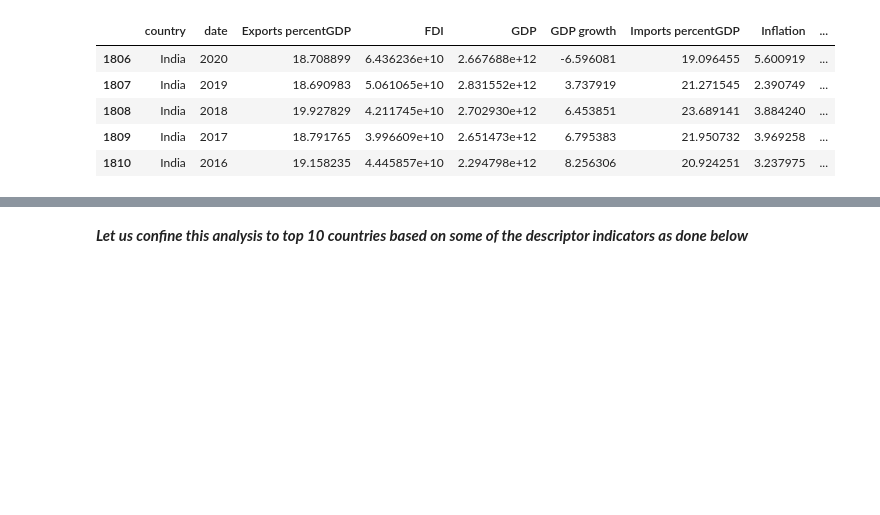
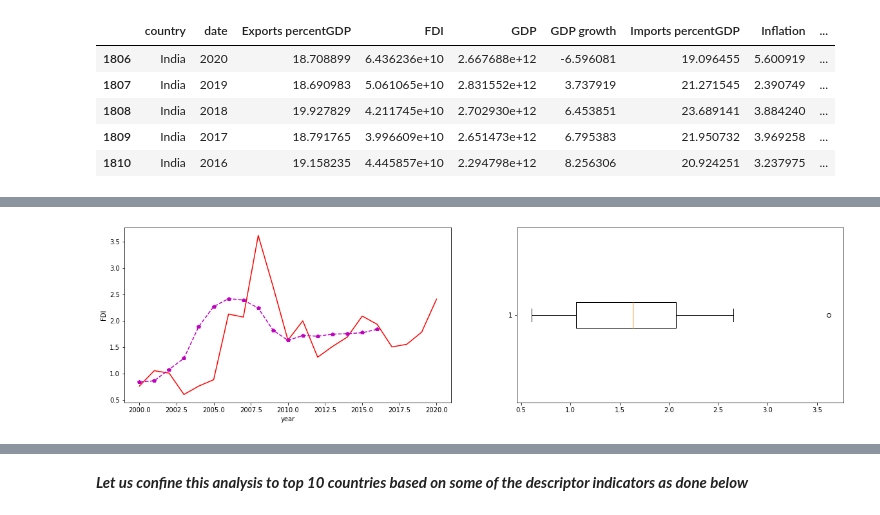
Before and after one commit to DarshanKumarHegde/Global_Economy_EDA, a Jupyter notebook: Codes and Notebooks/Exploratory Analysis.ipynb, the cells around one changed output, grey strips where cells are left out. Saved outputs shown, nothing was run; the diff lists cells and outputs as text; code cells hidden in the pictures; blank space fills up the shorter version.

```diff
--- a/Codes and Notebooks/Exploratory Analysis.ipynb
+++ b/Codes and Notebooks/Exploratory Analysis.ipynb
@@ -102,0 +86,13 @@ sb.boxplot(x=india_df['GDP growth'])
+# %%
+plt.figure(figsize=(20,5))
+plt.subplot(121)
+plt.xlabel('year'), plt.ylabel('FDI')
+plt.plot(india_df['date'], india_df['FDI percentGDP'], 'r-', label='FDI')
+plt.plot(india_df['date'], india_df['FDI percentGDP'].rolling(5).mean(), 'mp--', label='5yr-mean')
+
+plt.subplot(122)
+plt.boxplot(india_df['FDI percentGDP'], vert=False)
+
+plt.show()
+# %% [output]
+[figure, added]
```
Also changed, not shown: parts of 16 cells of this notebook.
